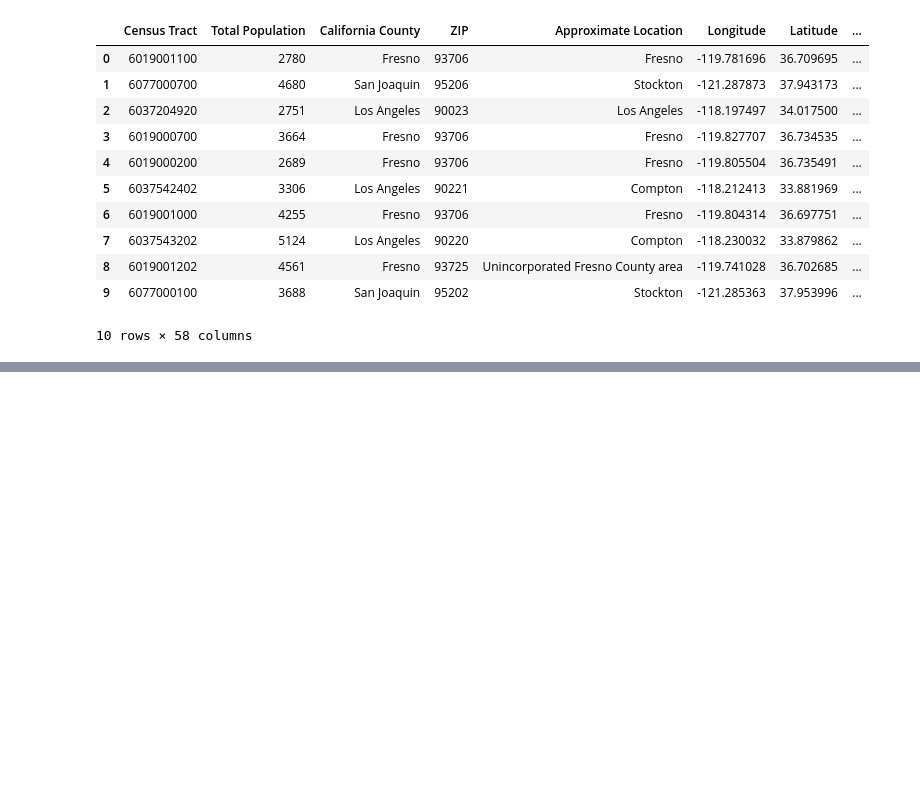
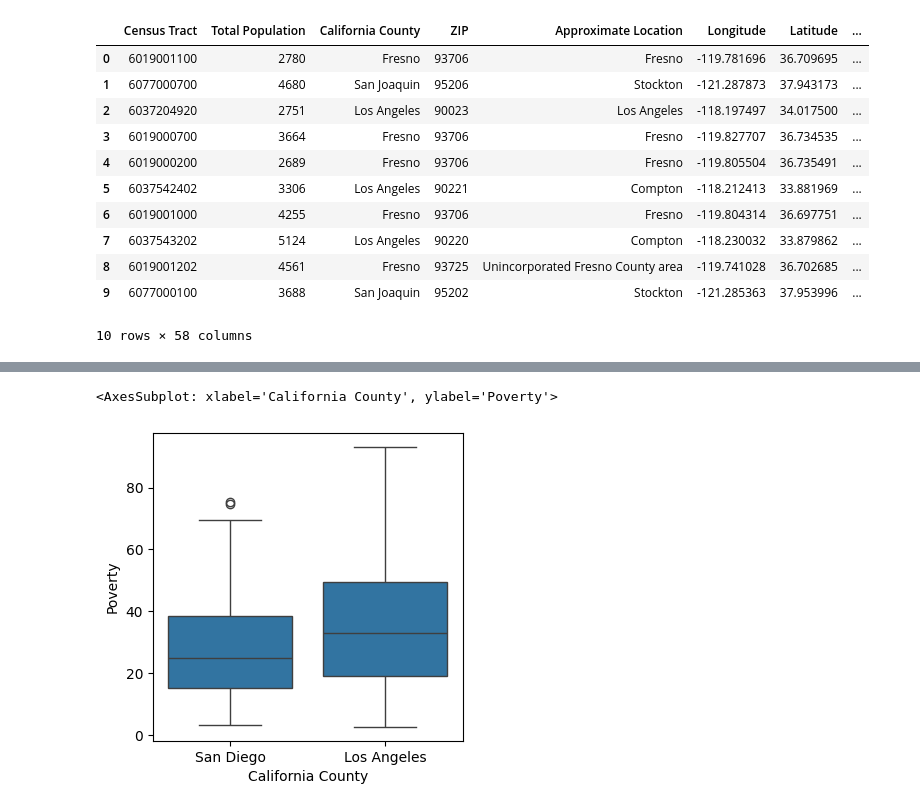
Before and after one commit to valenciaaalberto/Math189Project, a Jupyter notebook: Data/project.ipynb, the cells around one changed output, grey strips where cells are left out. Saved outputs shown, nothing was run; the diff lists cells and outputs as text; code cells hidden in the pictures; blank space fills up the shorter version.

```diff
--- a/Data/project.ipynb
+++ b/Data/project.ipynb
@@ -14,7 +10,7 @@ Convert `.xlsx` to `.csv`.
 # %%
 #https://www.geeksforgeeks.org/convert-excel-to-csv-in-python/#
 
-data = pd.DataFrame(pd.read_excel('calenviroscreen40resultsdatadictionary_F_2021.xlsx'))
+data = pd.DataFrame(pd.read_csv('data.csv'))
 data.head(10)
 # %% [output]
 |  | Census Tract | Total Population | California County | ZIP | Approximate Location | Longitude | Latitude | ... |
@@ -31,0 +70,3 @@ data.head(10)
+# %%
+clean = data[['Total Population', 'California County', 'ZIP', 'Poverty', 'Poverty Pctl', 'Lead', 'PM2.5', 'Drinking Water', 'Education']].sort_values('Poverty Pctl', ascending=False)
+clean.head()
@@ -31,0 +80,12 @@ data.head(10)
+# %%
+sd = clean[clean['California County'] == 'San Diego']
+la = clean[clean['California County'] == 'Los Angeles']
+
+sd_la = pd.concat([sd, la])
+sd_la['Is_La'] = sd_la['California County'] == 'Los Angeles'
+# %%
+fig, ax = plt.subplots(1, 1, figsize=(4, 4))
+sns.boxplot(x='California County', y='Poverty', data=sd_la, ax=ax)
+# %% [output]
+<AxesSubplot: xlabel='California County', ylabel='Poverty'>
+[figure, added]
```
Also changed, not shown: parts of 15 cells of this notebook, 4 other files.
